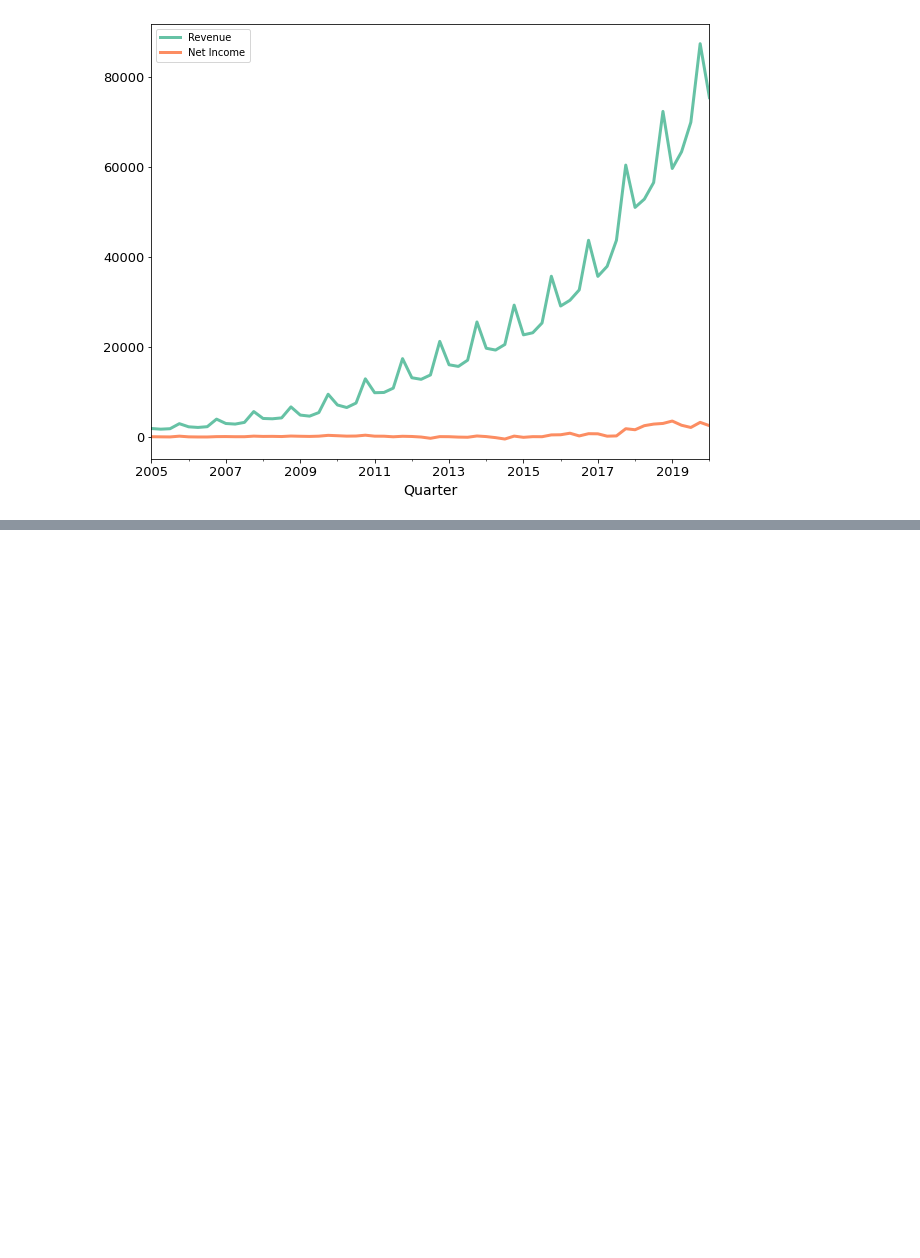
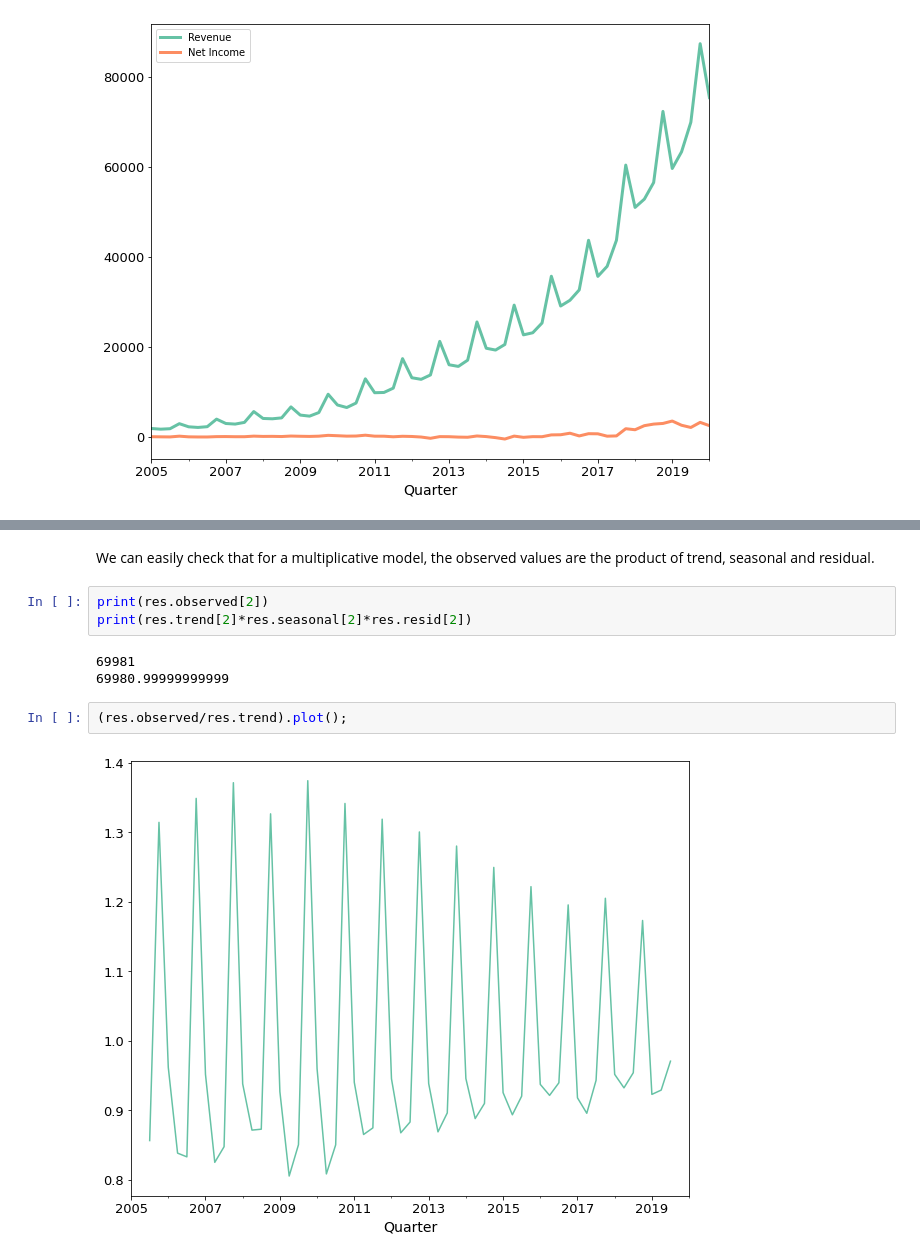
Before and after one commit to LakshyaMalhotra/time-series-analysis, a Jupyter notebook: time_series_decomposition.ipynb, the cells around one changed output, grey strips where cells are left out. Cells and saved outputs as stored; diff of their text form; blank space fills up the shorter version.

```diff
--- a/time_series_decomposition.ipynb
+++ b/time_series_decomposition.ipynb
@@ -127,0 +185,12 @@ $H_{a}$ : data is non-stationary
+# %% [markdown]
+We can easily check that for a multiplicative model, the observed values are the product of trend, seasonal and residual.
+# %%
+print(res.observed[2])
+print(res.trend[2]*res.seasonal[2]*res.resid[2])
+# %% [output]
+69981
+69980.99999999999
+# %%
+(res.observed/res.trend).plot();
+# %% [output]
+[figure, added]
```
Also changed, not shown: parts of 12 cells of this notebook.
